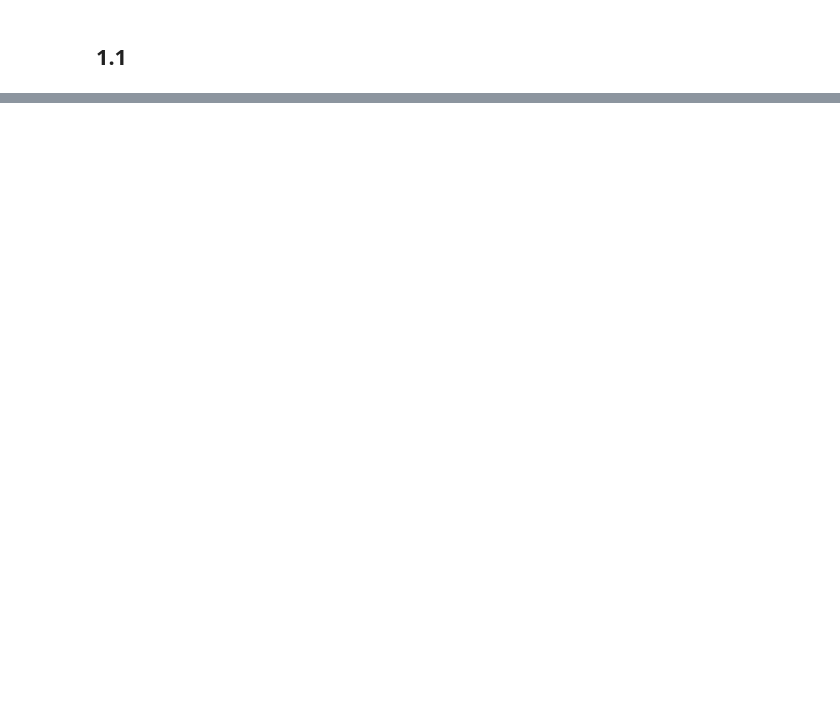
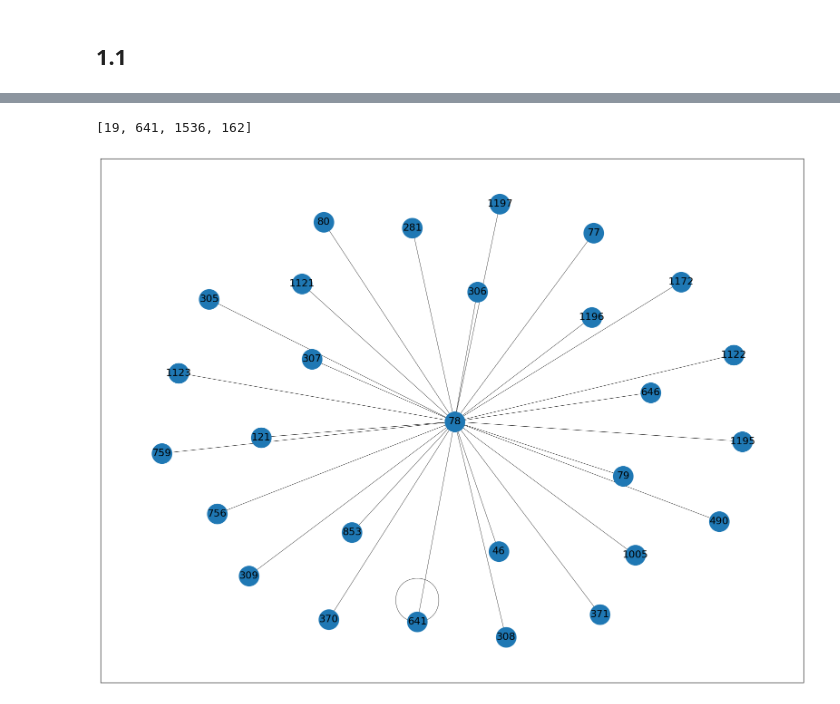
Before and after one commit to NeelMishra/graph_neural_networks_and_concepts_from_scratch, a Jupyter notebook: stanford_2018_materials/assignment_2.ipynb, the cells around one changed output, grey strips where cells are left out. Drawn from its saved outputs; the diff is of its cells as text; code cells hidden in the pictures; blank space fills up the shorter version.

```diff
--- a/stanford_2018_materials/assignment_2.ipynb
+++ b/stanford_2018_materials/assignment_2.ipynb
@@ -153,0 +337,54 @@ y
+# %%
+peaks = [0, 0.4, 0.85, 0.9]
+
+threshold = 0.1
+
+sampled_nodes = []
+
+i = 0
+for peak in peaks:
+    for score, node in similarity_scores:
+
+        if peak - threshold <= score <= peak + threshold:
+            sampled_nodes.append(node)
+            break
+
+# Create sub graph
+sub_graph = nx.empty_graph()
+# sub_graph.add_node(9)
+
+def bfs(queue, G1, G2, limit=2):
+    k = 0
+    while queue:
+
+        if k > limit:
+            break
+        for _ in range(len(queue)):
+            curr_node, curr_parent = queue.pop(0)
+            G2.add_edge(curr_parent, curr_node)
+            for adj_node in G1.adj[curr_node]:
+                if adj_node == curr_parent:
+                    continue
+                queue.append((adj_node, curr_node))
+
+        k += 1
+sampled_nodes
+# %% [output]
+[19, 641, 1536, 162]
+# %%
+
+queue = [(641, 641)]
+# for node in sampled_nodes:
+#     queue.append((node, 9))
+
+bfs(queue, ns_graph, sub_graph, 2)
+
+plt.figure(figsize=(20,15))
+nx.draw_networkx(sub_graph,
+                 node_size=1000,
+                 font_size=16,
+                 width=0.5,
+                 arrowsize=10,
+                 with_labels=True)
+# %% [output]
+[figure, added]
```
Also changed, not shown: parts of 17 cells of this notebook.
